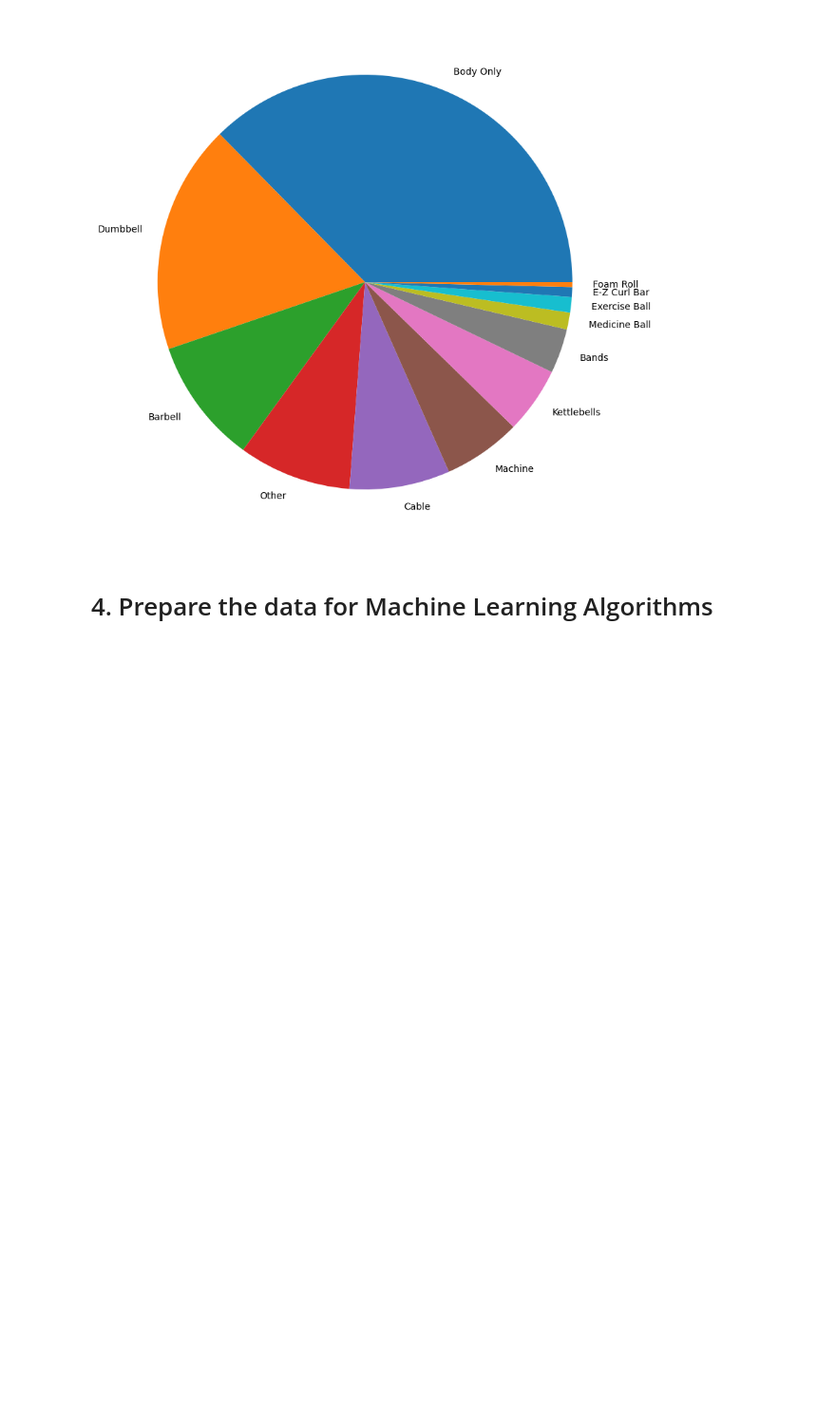
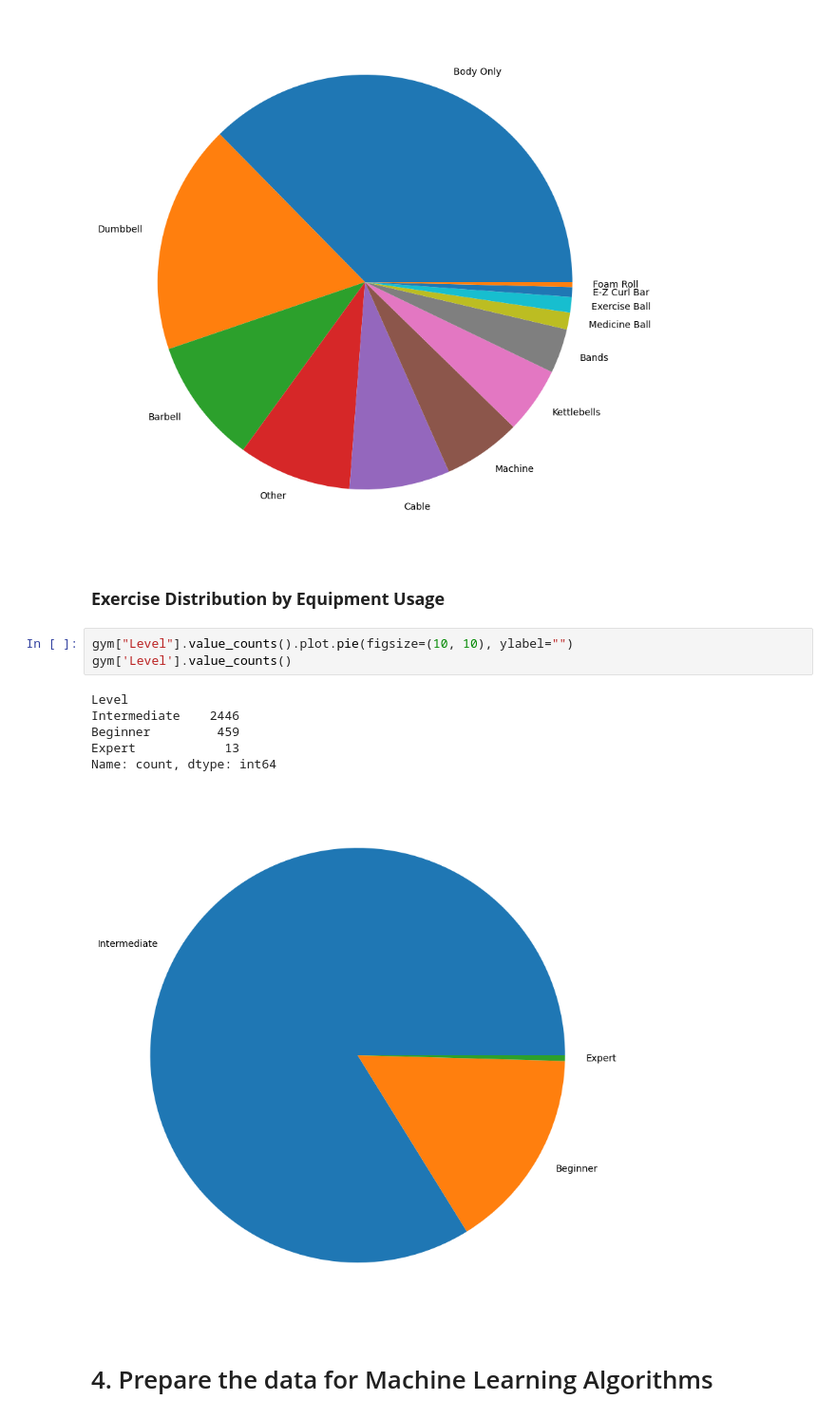
Before and after one commit to AndrewHocking/EECS-3401-Final-Project, a Jupyter notebook: 3401_FinalProject.ipynb, the cells around one changed output. Shown: that part at 95% size. Cells and saved outputs as stored; diff of their text form; blank space fills up the shorter version.

Commit message:
Added one more graph

```diff
--- a/3401_FinalProject.ipynb
+++ b/3401_FinalProject.ipynb
@@ -294,6 +294,18 @@ E-Z Curl Bar       22
 Foam Roll          11
 Name: count, dtype: int64
 [figure]
+# %% [markdown]
+### **Exercise Distribution by Equipment Usage**
+# %%
+gym["Level"].value_counts().plot.pie(figsize=(10, 10), ylabel="")
+gym['Level'].value_counts()
+# %% [output]
+Level
+Intermediate    2446
+Beginner         459
+Expert            13
+Name: count, dtype: int64
+[figure, added]
 # %% [markdown]
 # 4. Prepare the data for Machine Learning Algorithms
 # %% [markdown]
```
